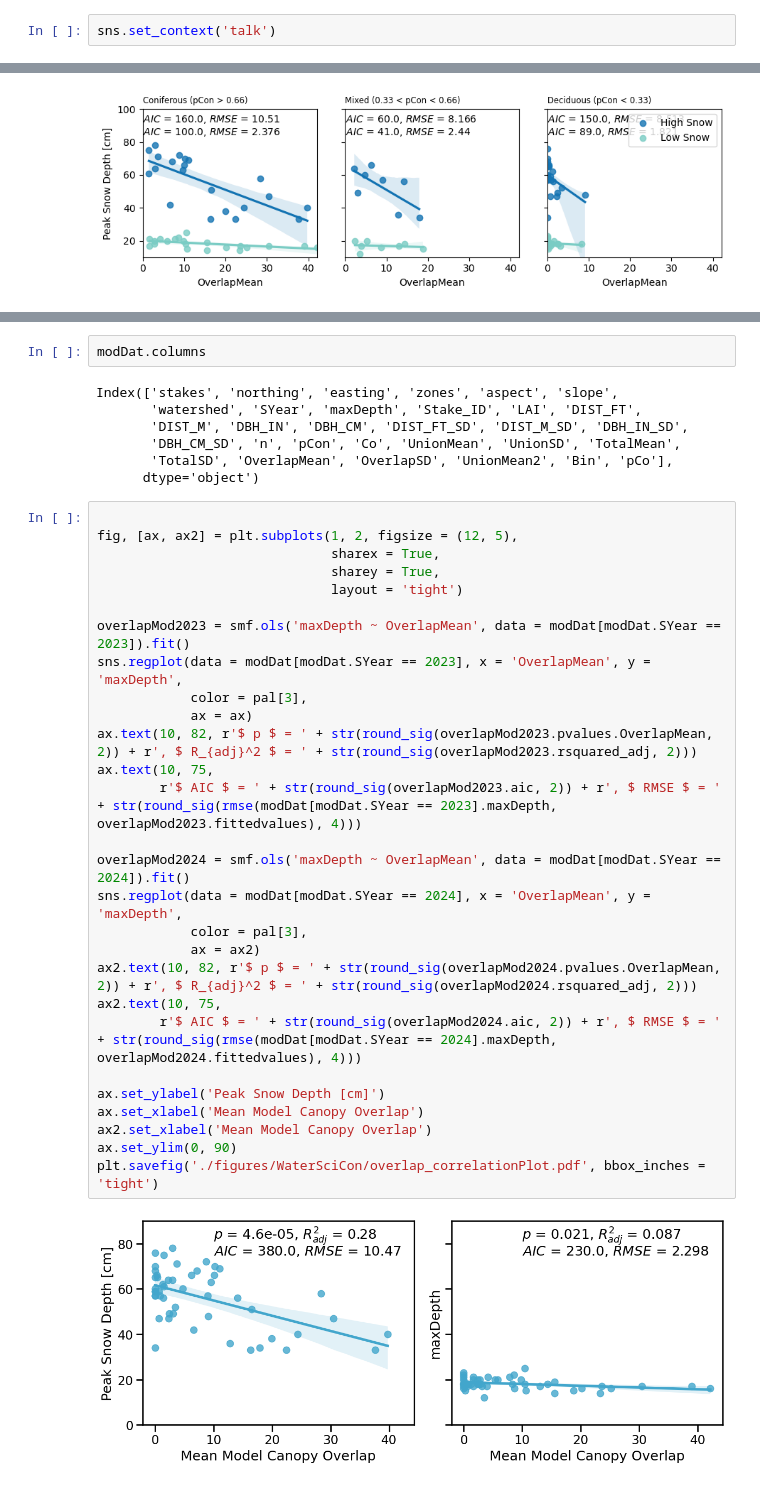
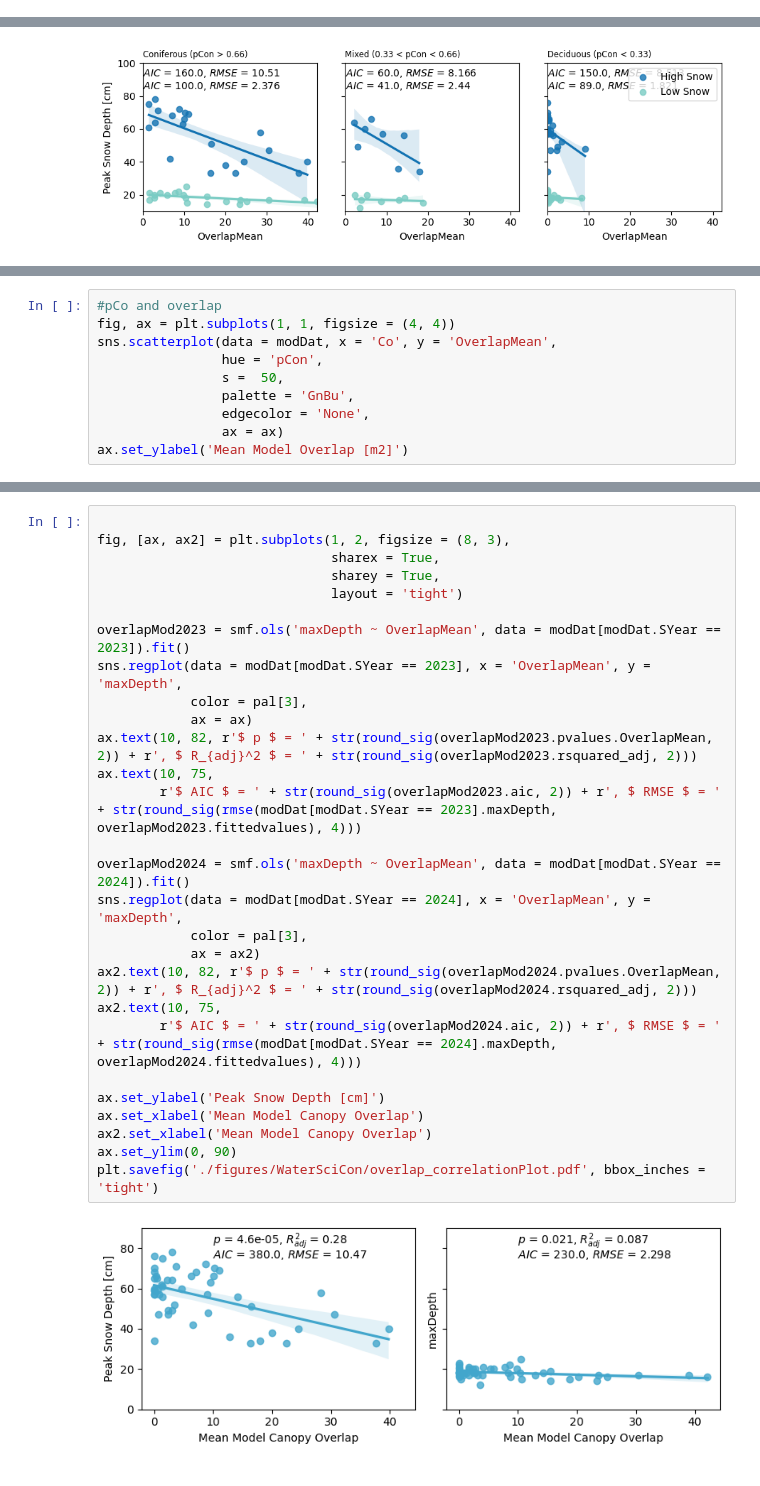
Before and after one commit to mwdjones/forest-canopy-model, a Jupyter notebook: 03_plot-model-3D.ipynb, the cells around one changed output, grey strips where cells are left out. Saved outputs shown, nothing was run; the diff lists cells and outputs as text.

```diff
--- a/03_plot-model-3D.ipynb
+++ b/03_plot-model-3D.ipynb
@@ -25,5 +32,3 @@ pal
  (0.4795847750865052, 0.7984621299500193, 0.7695501730103806),
  (0.2601307189542484, 0.6509803921568628, 0.7999999999999999),
  (0.07497116493656286, 0.4526874279123414, 0.6969319492502883)]
-# %%
-sns.set_context('talk')
@@ -303,0 +313,10 @@ plt.savefig('./figures/WaterSciCon/lai_covertype_breakdown.pdf')
+# %%
+#pCo and overlap
+fig, ax = plt.subplots(1, 1, figsize = (4, 4))
+sns.scatterplot(data = modDat, x = 'Co', y = 'OverlapMean',
+                hue = 'pCon',
+                s =  50,
+                palette = 'GnBu',
+                edgecolor = 'None',
+                ax = ax)
+ax.set_ylabel('Mean Model Overlap [m2]')
@@ -386,44 +414,35 @@ ax2.legend(bbox_to_anchor = (1, 1))
 # %% [output]
 <matplotlib.legend.Legend at 0x...>
 [figure]
-# %%
-modDat.columns
-# %% [output]
-Index(['stakes', 'northing', 'easting', 'zones', 'aspect', 'slope',
-       'watershed', 'SYear', 'maxDepth', 'Stake_ID', 'LAI', 'DIST_FT',
-       'DIST_M', 'DBH_IN', 'DBH_CM', 'DIST_FT_SD', 'DIST_M_SD', 'DBH_IN_SD',
-       'DBH_CM_SD', 'n', 'pCon', 'Co', 'UnionMean', 'UnionSD', 'TotalMean',
-       'TotalSD', 'OverlapMean', 'OverlapSD', 'UnionMean2', 'Bin', 'pCo'],
-      dtype='object')
 # %%
 
-fig, [ax, ax2] = plt.subplots(1, 2, figsize = (12, 5),
+fig, [ax, ax2] = plt.subplots(1, 2, figsize = (8, 3),
                               sharex = True,
                               sharey = True,
                               layout = 'tight')
 
 overlapMod2023 = smf.ols('maxDepth ~ OverlapMean', data = modDat[modDat.SYear == 2023]).fit()
 sns.regplot(data = modDat[modDat.SYear == 2023], x = 'OverlapMean', y = 'maxDepth',
             color = pal[3],
             ax = ax)
 ax.text(10, 82, r'$ p $ = ' + str(round_sig(overlapMod2023.pvalues.OverlapMean, 2)) + r', $ R_{adj}^2 $ = ' + str(round_sig(overlapMod2023.rsquared_adj, 2)))
 ax.text(10, 75,
         r'$ AIC $ = ' + str(round_sig(overlapMod2023.aic, 2)) + r', $ RMSE $ = ' + str(round_sig(rmse(modDat[modDat.SYear == 2023].maxDepth, overlapMod2023.fittedvalues), 4)))
 
 overlapMod2024 = smf.ols('maxDepth ~ OverlapMean', data = modDat[modDat.SYear == 2024]).fit()
 sns.regplot(data = modDat[modDat.SYear == 2024], x = 'OverlapMean', y = 'maxDepth',
             color = pal[3],
             ax = ax2)
 ax2.text(10, 82, r'$ p $ = ' + str(round_sig(overlapMod2024.pvalues.OverlapMean, 2)) + r', $ R_{adj}^2 $ = ' + str(round_sig(overlapMod2024.rsquared_adj, 2)))
 ax2.text(10, 75,
         r'$ AIC $ = ' + str(round_sig(overlapMod2024.aic, 2)) + r', $ RMSE $ = ' + str(round_sig(rmse(modDat[modDat.SYear == 2024].maxDepth, overlapMod2024.fittedvalues), 4)))
 
 ax.set_ylabel('Peak Snow Depth [cm]')
 ax.set_xlabel('Mean Model Canopy Overlap')
 ax2.set_xlabel('Mean Model Canopy Overlap')
 ax.set_ylim(0, 90)
 plt.savefig('./figures/WaterSciCon/overlap_correlationPlot.pdf', bbox_inches = 'tight')
 # %% [output]
-[figure, old version]
+[figure, new version]
 # %%
 
```
Also changed, not shown: parts of 23 cells of this notebook, 19 other files.
